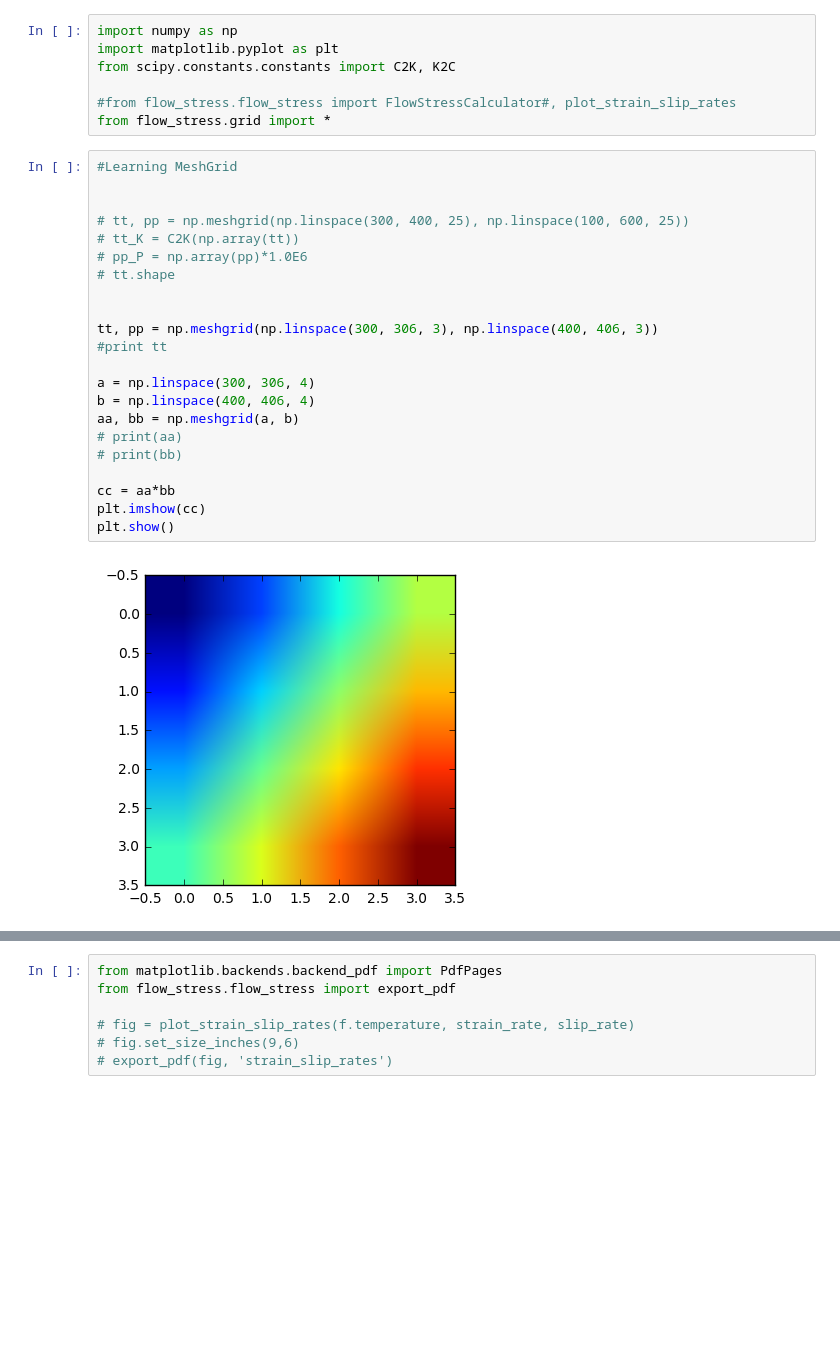
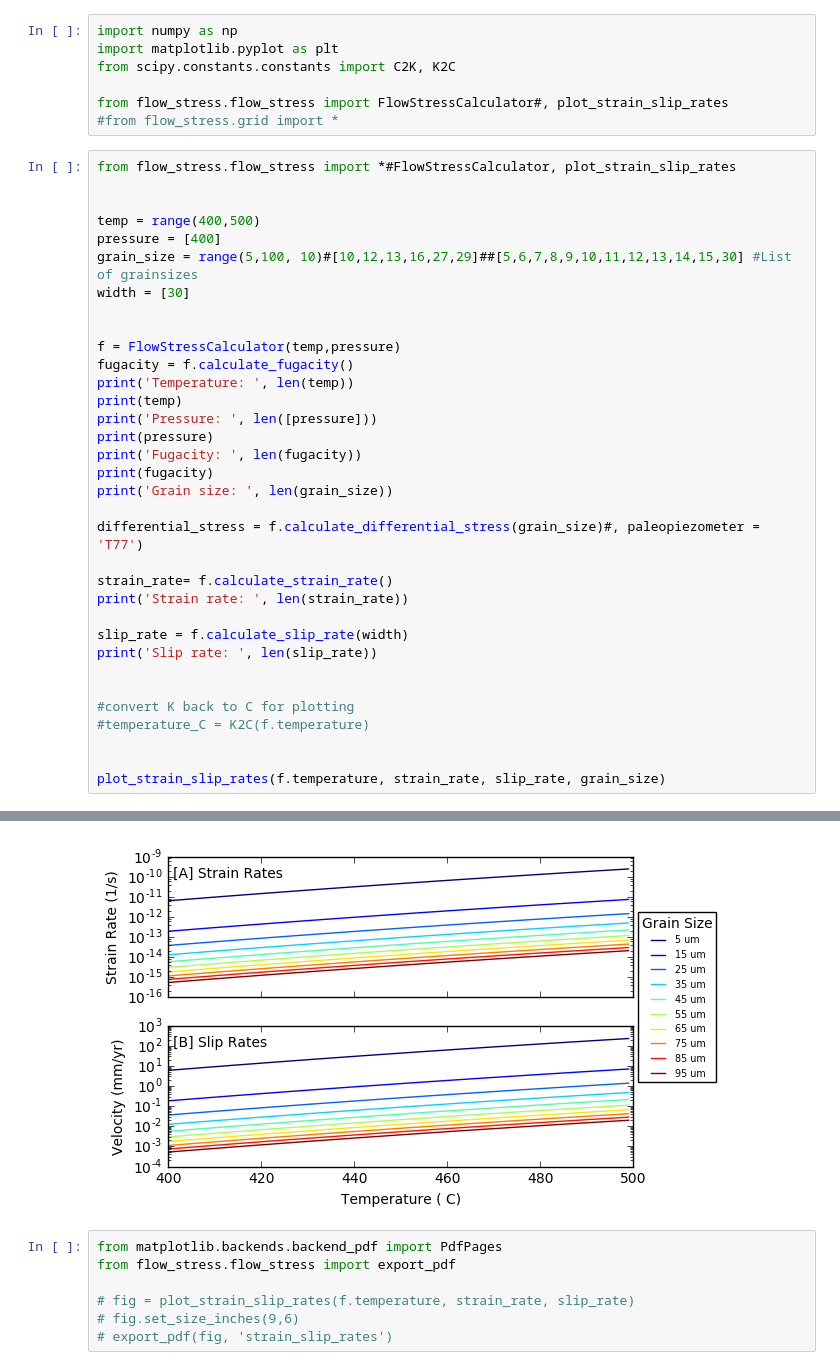
Before and after one commit to usgs/gmeg-shearzone-flowstress, a Jupyter notebook: Compile_code.ipynb, the cells around one changed output, grey strips where cells are left out. Cells and saved outputs as stored; diff of their text form; blank space fills up the shorter version.

Commit message:
testing flow stress functions in .ipynb

```diff
--- a/Compile_code.ipynb
+++ b/Compile_code.ipynb
@@ -3,29 +3,40 @@ import numpy as np
 import matplotlib.pyplot as plt
 from scipy.constants.constants import C2K, K2C
 
-#from flow_stress.flow_stress import FlowStressCalculator#, plot_strain_slip_rates
-from flow_stress.grid import *
+from flow_stress.flow_stress import FlowStressCalculator#, plot_strain_slip_rates
+#from flow_stress.grid import *
-# %%
-#Learning MeshGrid
-
-
-# tt, pp = np.meshgrid(np.linspace(300, 400, 25), np.linspace(100, 600, 25))
-# tt_K = C2K(np.array(tt))
-# pp_P = np.array(pp)*1.0E6
-# tt.shape
-
-
-tt, pp = np.meshgrid(np.linspace(300, 306, 3), np.linspace(400, 406, 3))
-#print tt
-
-a = np.linspace(300, 306, 4)
-b = np.linspace(400, 406, 4)
-aa, bb = np.meshgrid(a, b)
-# print(aa)
-# print(bb)
-
-cc = aa*bb
-plt.imshow(cc)
-plt.show()
-# %% [output]
-[figure, removed]
+# %%
+from flow_stress.flow_stress import *#FlowStressCalculator, plot_strain_slip_rates
+
+
+temp = range(400,500)
+pressure = [400]
+grain_size = range(5,100, 10)#[10,12,13,16,27,29]##[5,6,7,8,9,10,11,12,13,14,15,30] #List of grainsizes
+width = [30]
+
+
+f = FlowStressCalculator(temp,pressure)
+fugacity = f.calculate_fugacity()
+print('Temperature: ', len(temp))
+print(temp)
+print('Pressure: ', len([pressure]))
+print(pressure)
+print('Fugacity: ', len(fugacity))
+print(fugacity)
+print('Grain size: ', len(grain_size))
+
+differential_stress = f.calculate_differential_stress(grain_size)#, paleopiezometer = 'T77')
+
+strain_rate= f.calculate_strain_rate()
+print('Strain rate: ', len(strain_rate))
+
+slip_rate = f.calculate_slip_rate(width)
+print('Slip rate: ', len(slip_rate))
+
+
+#convert K back to C for plotting
+#temperature_C = K2C(f.temperature)
+
+
+plot_strain_slip_rates(f.temperature, strain_rate, slip_rate, grain_size)
+# %% [output]
@@ -32,3 +52,4 @@ plt.show()
+[figure, added]
 # %%
 from matplotlib.backends.backend_pdf import PdfPages
 from flow_stress.flow_stress import export_pdf
```
Also changed, not shown: parts of 1 cell of this notebook, 4 other files.
